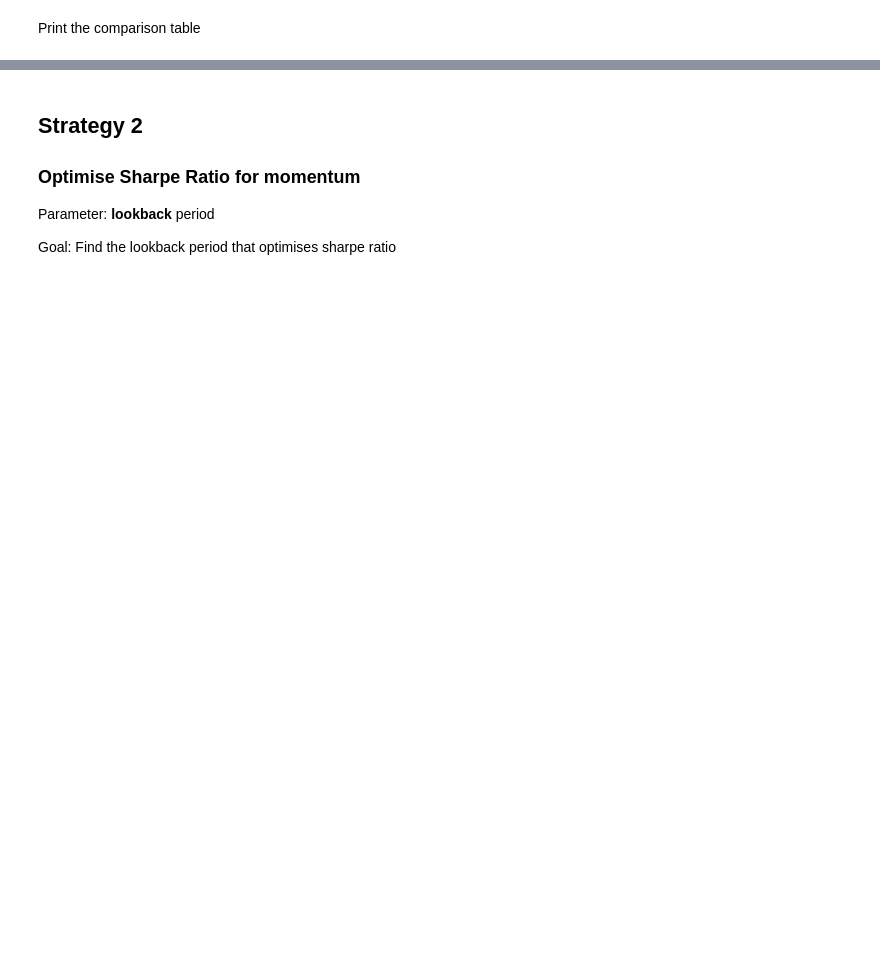
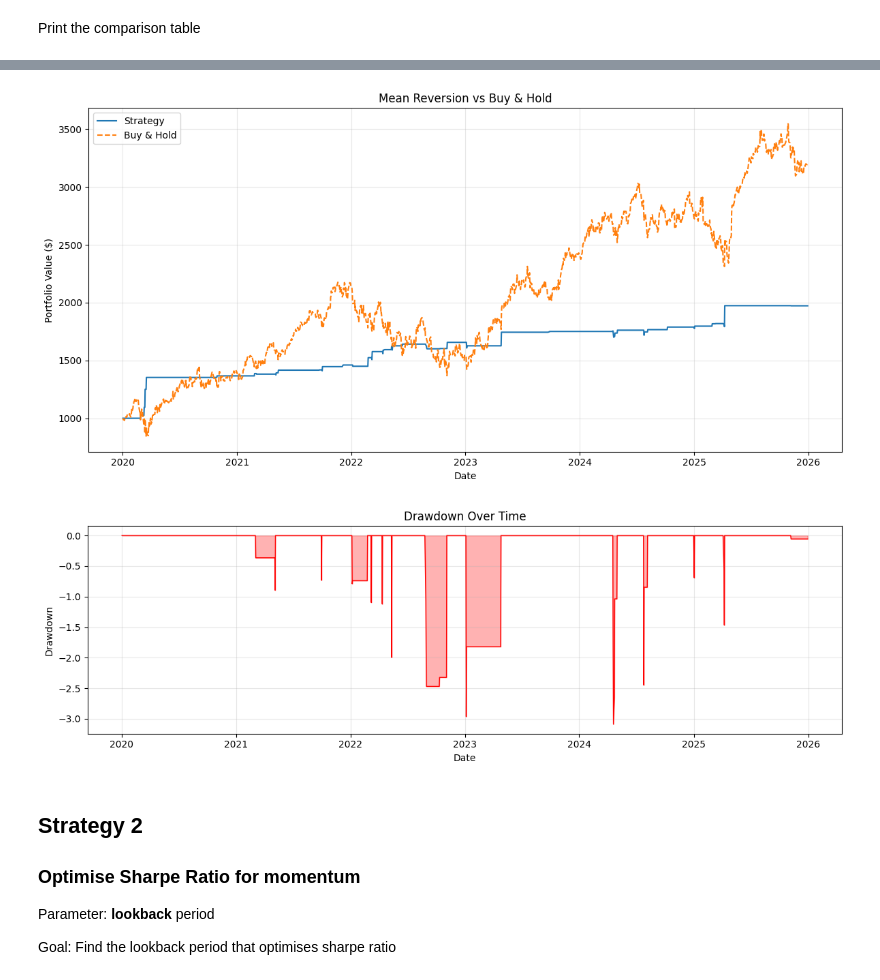
Before and after one commit to mattboniface/algo-trading-backtester, a Jupyter notebook: exploration.ipynb, the cells around one changed output, grey strips where cells are left out. Drawn from its saved outputs; the diff is of its cells as text; code cells hidden in the pictures; blank space fills up the shorter version.

```diff
--- a/exploration.ipynb
+++ b/exploration.ipynb
@@ -50,6 +79,7 @@ Backtest all the strategies
 backtester = BackTester(starting_capital=1000)
 
 strategies = {
+    "Buy and Hold": BuyAndHold(),
     "Moving Average Crossover": MovingAverageCrossover(),
     "Momentum": MomentumStrategy(),
     "Mean Reversion": MeanReversionStrategy(),
@@ -59,8 +89,9 @@ strategies = {
     "Volatility Breakout": VolatilityBreakoutStrategy()
 }
 
+results_raw = {}
 results = {}
 for name, strategy in strategies.items():
-    result = backtester.run_backtest(data=data,strategy=strategy)
-    results[name] = metric_summary(result)
+    results_raw[name] = backtester.run_backtest(data=data,strategy=strategy)
+    results[name] = metric_summary(results_raw[name])
     print(f"Finished: {name}")
@@ -74,6 +135,9 @@ comparison.to_csv(f"outputs/comparison_results.csv")
 # %%
-plot_equity_curve(result, data, title="Mean Reversion vs Buy & Hold")
-plot_drawdown(result)
+plot_equity_curve(results_raw["Mean Reversion"], data, title="Mean Reversion vs Buy & Hold")
+plot_drawdown(results_raw["Mean Reversion"])
+# %% [output]
+[figure, added]
+[figure, added]
 # %% [markdown]
 ## Strategy 2
 
```
Also changed, not shown: parts of 14 cells of this notebook, 6 other files.
